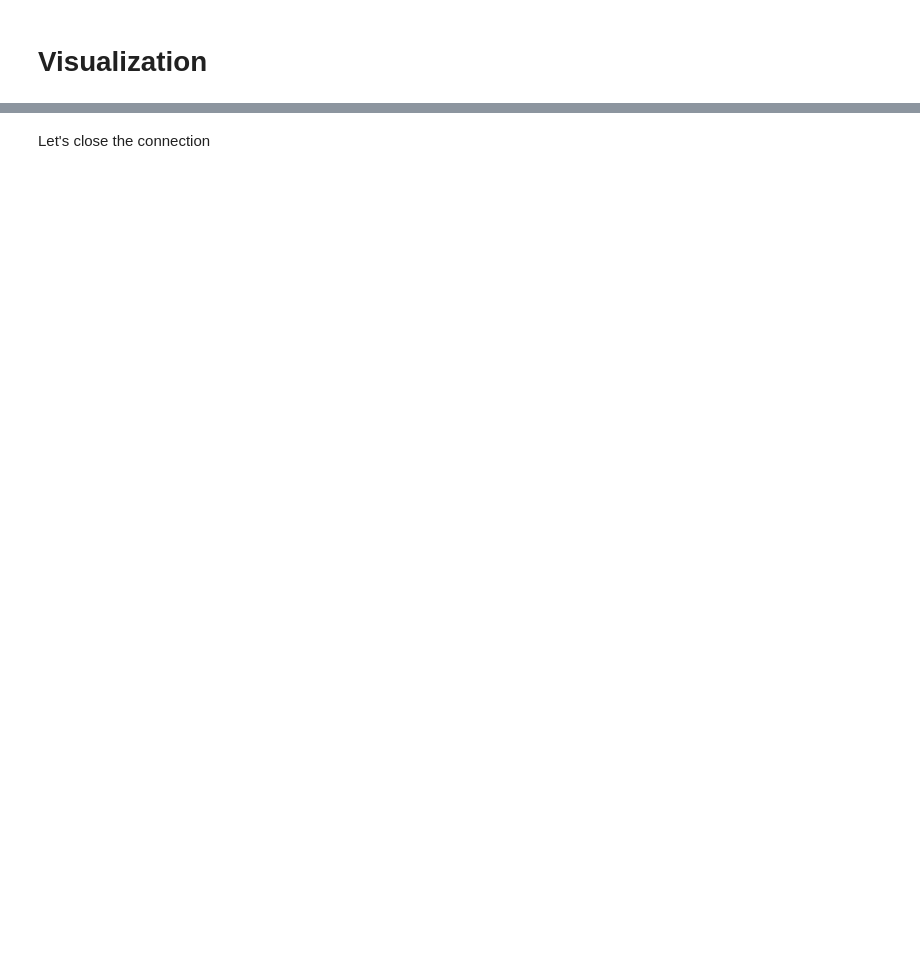
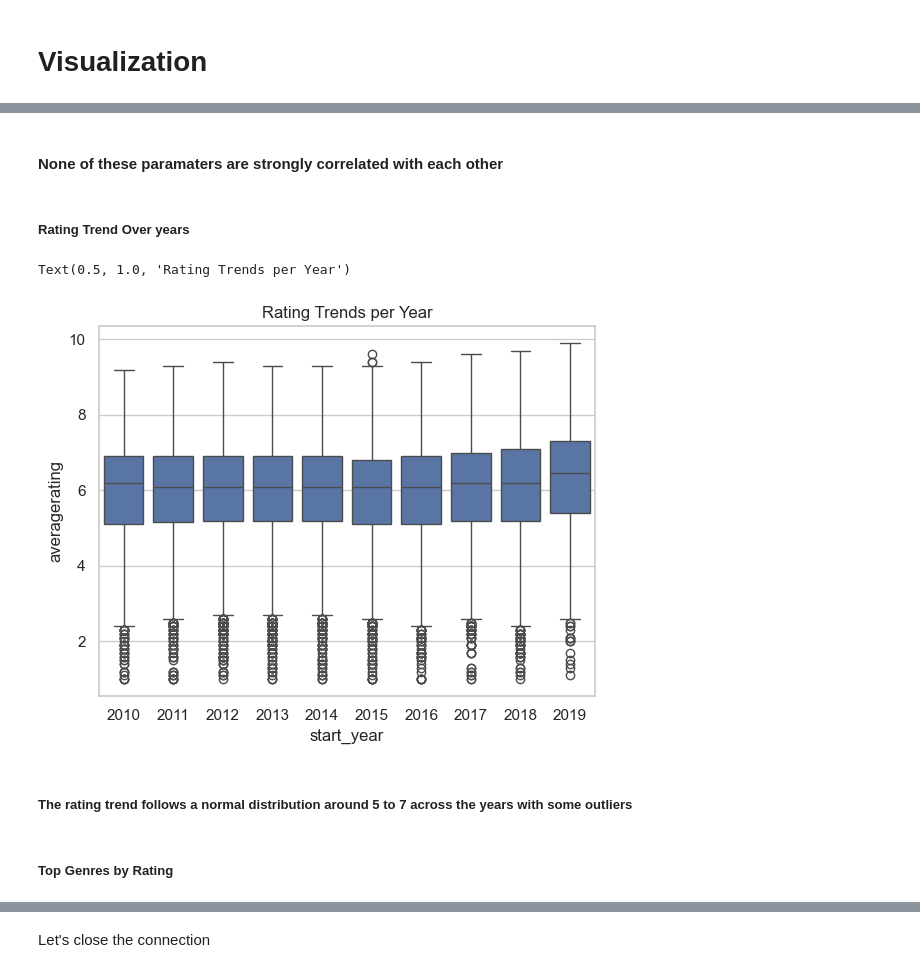
Before and after one commit to libertron/DS-Phase-2-Project, a Jupyter notebook: Main.ipynb, the cells around one changed output, grey strips where cells are left out. Drawn from its saved outputs; the diff is of its cells as text; code cells hidden in the pictures; blank space fills up the shorter version.

```diff
--- a/Main.ipynb
+++ b/Main.ipynb
@@ -132,0 +352,14 @@ Franchise Impact: Sequels and franchise films typically outperform standalone fi
+# %% [markdown]
+#### None of these paramaters are strongly correlated with each other
+# %% [markdown]
+##### Rating Trend Over years
+# %%
+sns.boxplot(x='start_year', y='averagerating', data=df_filtered_log)
+plt.title("Rating Trends per Year")
+# %% [output]
+Text(0.5, 1.0, 'Rating Trends per Year')
+[figure, added]
+# %% [markdown]
+##### The rating trend follows a normal distribution around 5 to 7 across the years with some outliers
+# %% [markdown]
+##### Top Genres by Rating
```
Also changed, not shown: parts of 49 cells of this notebook.
